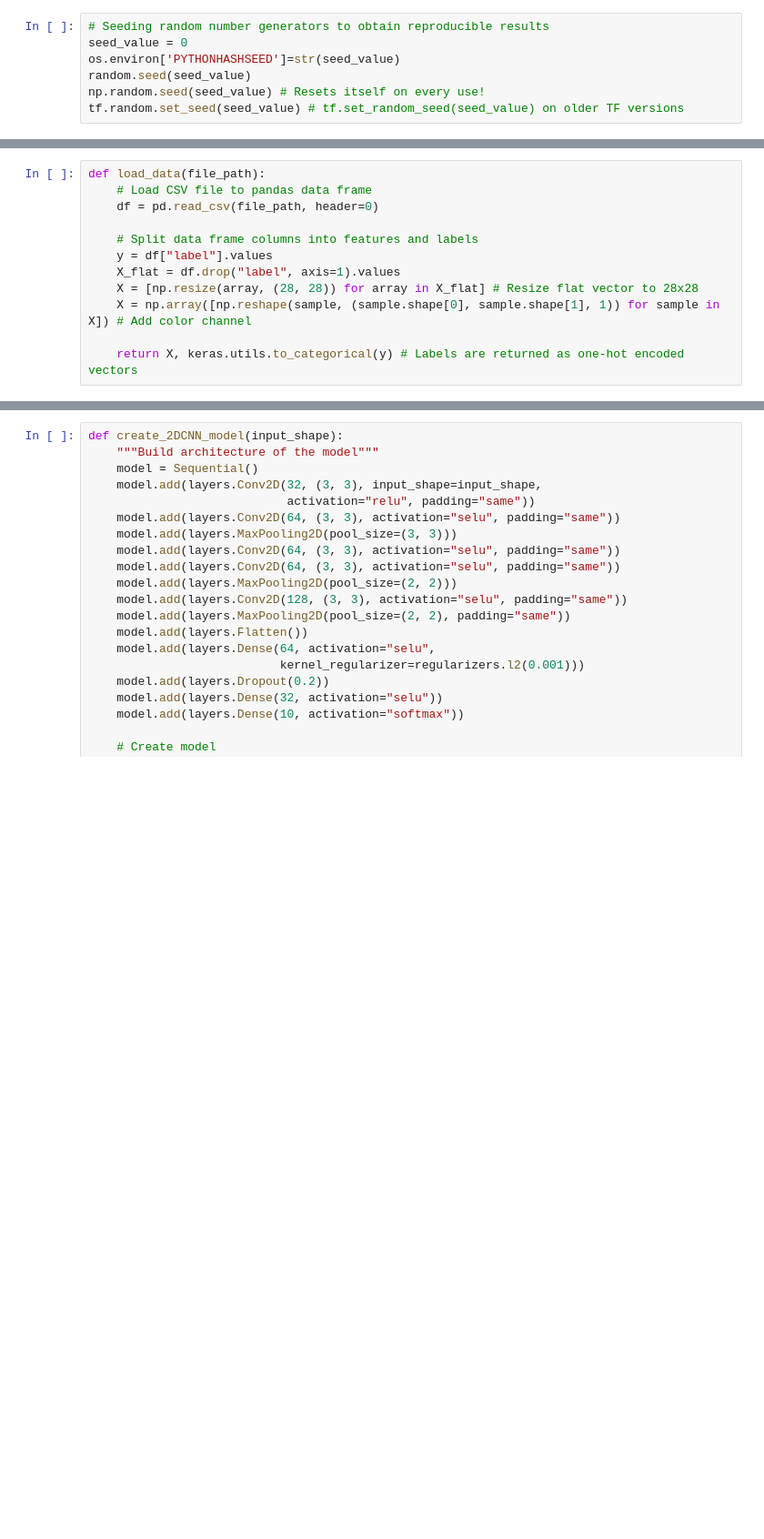
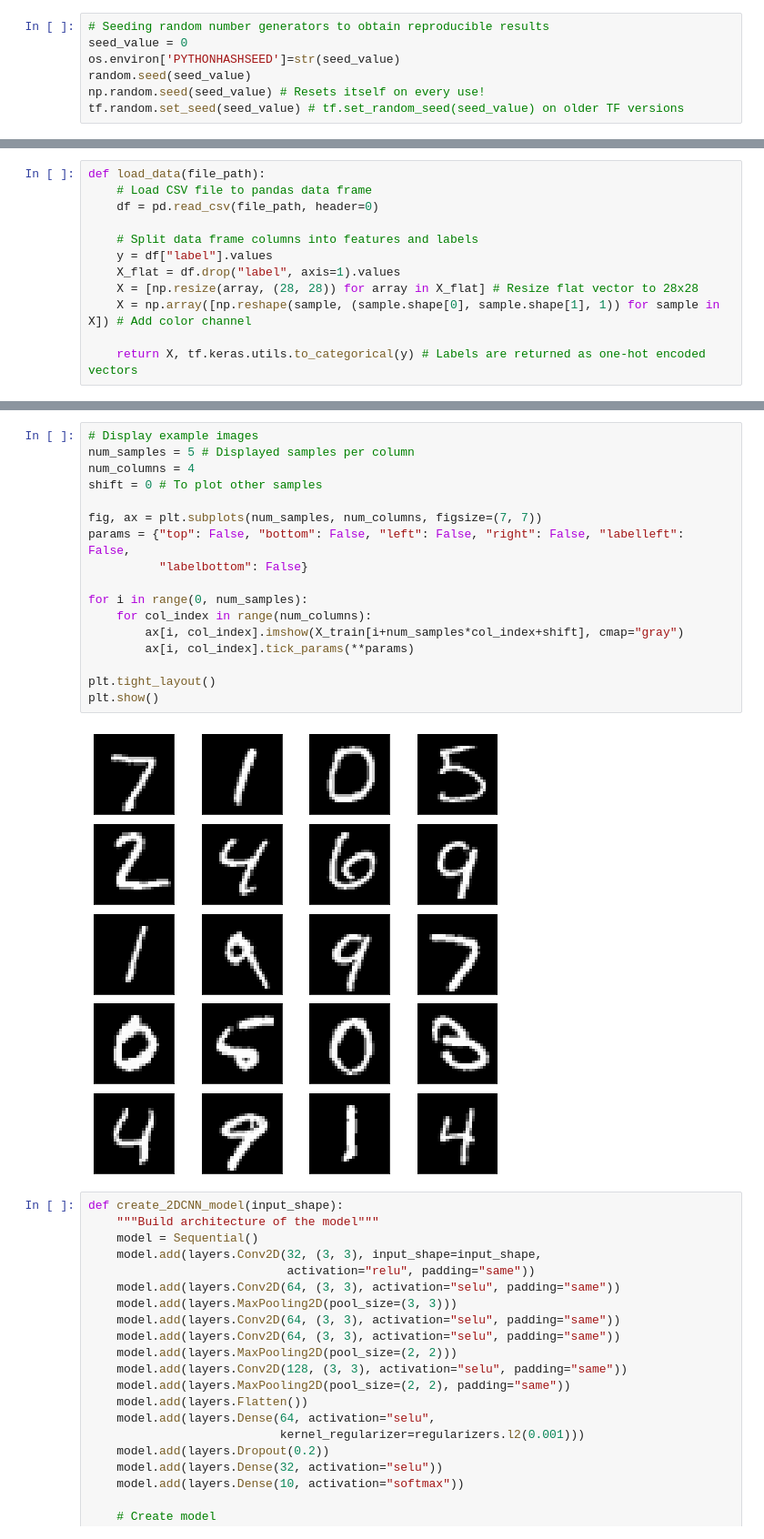
Before and after one commit to cspielvogel/Computer_Vision_Lecture_Notebooks, a Jupyter notebook: Jupyter-notebooks_Convolutional_Neural_Networks/11_CNN_mnist_simple.ipynb, the cells around one changed output, grey strips where cells are left out. Shown at 91% size. Saved outputs shown, nothing was run; the diff lists cells and outputs as text; blank space fills up the shorter version.

```diff
--- a/Jupyter-notebooks_Convolutional_Neural_Networks/11_CNN_mnist_simple.ipynb
+++ b/Jupyter-notebooks_Convolutional_Neural_Networks/11_CNN_mnist_simple.ipynb
@@ -53,4 +64,4 @@ def load_data(file_path):
     X = [np.resize(array, (28, 28)) for array in X_flat] # Resize flat vector to 28x28
     X = np.array([np.reshape(sample, (sample.shape[0], sample.shape[1], 1)) for sample in X]) # Add color channel
 
-    return X, keras.utils.to_categorical(y) # Labels are returned as one-hot encoded vectors
+    return X, tf.keras.utils.to_categorical(y) # Labels are returned as one-hot encoded vectors
@@ -82,3 +81,22 @@ def plot_train_val_performances(performances, metric="Accuracy", show=True):
+# %%
+# Display example images
+num_samples = 5 # Displayed samples per column
+num_columns = 4
+shift = 0 # To plot other samples
+
+fig, ax = plt.subplots(num_samples, num_columns, figsize=(7, 7))
+params = {"top": False, "bottom": False, "left": False, "right": False, "labelleft": False,
+          "labelbottom": False}
+
+for i in range(0, num_samples):
+    for col_index in range(num_columns):
+        ax[i, col_index].imshow(X_train[i+num_samples*col_index+shift], cmap="gray")
+        ax[i, col_index].tick_params(**params)
+
+plt.tight_layout()
+plt.show()
+# %% [output]
+[figure, added]
 # %%
 def create_2DCNN_model(input_shape):
     """Build architecture of the model"""
```
Also changed, not shown: parts of 14 cells of this notebook, 4 other files.
